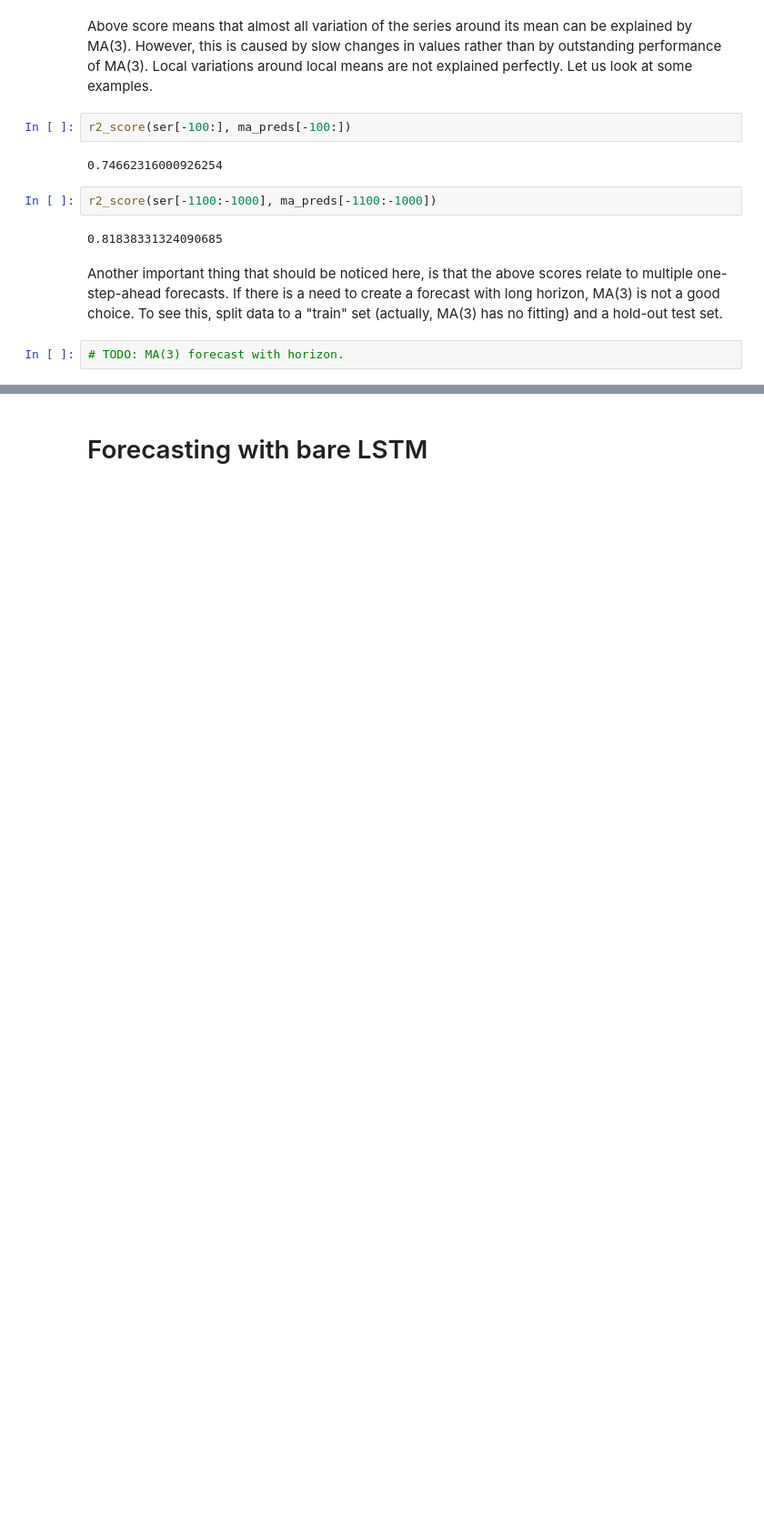
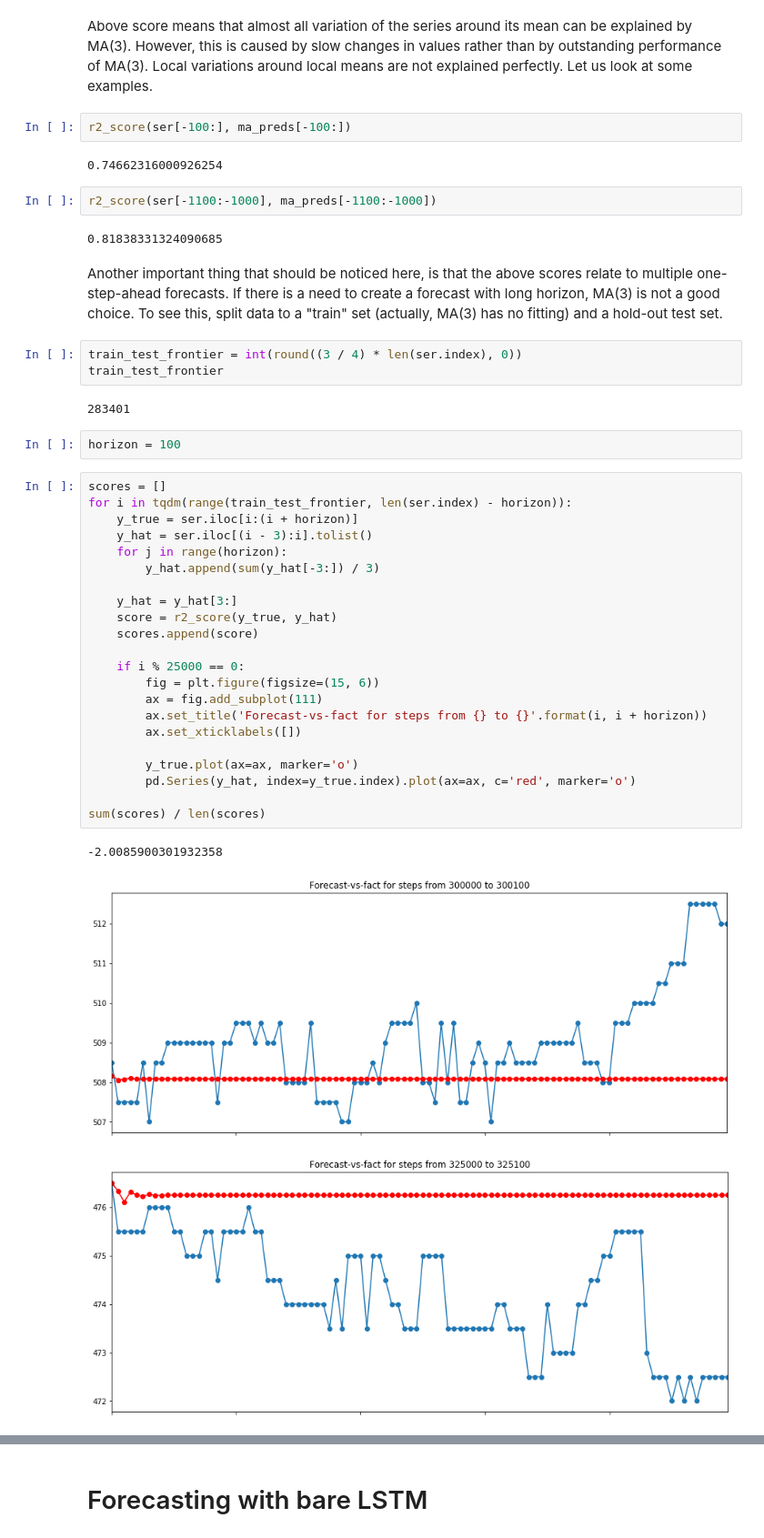
Before and after one commit to Nikolay-Lysenko/presentations, a Jupyter notebook: lstm_and_the_past/lstm_and_data_matrices_with_info_about_the_past.ipynb, the cells around one changed output, grey strips where cells are left out. Shown at 91% size. Saved outputs shown, nothing was run; the diff lists cells and outputs as text; blank space fills up the shorter version.

Commit message:
feat: Evaluate quality of MA(3) forecastng with horizon

```diff
--- a/lstm_and_the_past/lstm_and_data_matrices_with_info_about_the_past.ipynb
+++ b/lstm_and_the_past/lstm_and_data_matrices_with_info_about_the_past.ipynb
@@ -70,5 +74,36 @@ r2_score(ser[-1100:-1000], ma_preds[-1100:-1000])
 0.81838331324090685
 # %% [markdown]
 Another important thing that should be noticed here, is that the above scores relate to multiple one-step-ahead forecasts. If there is a need to create a forecast with long horizon, MA(3) is not a good choice. To see this, split data to a "train" set (actually, MA(3) has no fitting) and a hold-out test set.
-# %%
-# TODO: MA(3) forecast with horizon.
+# %%
+train_test_frontier = int(round((3 / 4) * len(ser.index), 0))
+train_test_frontier
+# %% [output]
+283401
+# %%
+horizon = 100
+# %%
+scores = []
+for i in tqdm(range(train_test_frontier, len(ser.index) - horizon)):
+    y_true = ser.iloc[i:(i + horizon)]
+    y_hat = ser.iloc[(i - 3):i].tolist()
+    for j in range(horizon):
+        y_hat.append(sum(y_hat[-3:]) / 3)
+
+    y_hat = y_hat[3:]
+    score = r2_score(y_true, y_hat)
+    scores.append(score)
+
+    if i % 25000 == 0:
+        fig = plt.figure(figsize=(15, 6))
+        ax = fig.add_subplot(111)
+        ax.set_title('Forecast-vs-fact for steps from {} to {}'.format(i, i + horizon))
+        ax.set_xticklabels([])
+
+        y_true.plot(ax=ax, marker='o')
+        pd.Series(y_hat, index=y_true.index).plot(ax=ax, c='red', marker='o')
+
+sum(scores) / len(scores)
+# %% [output]
+-2.0085900301932358
+[figure, added]
+[figure, added]
```
Also changed, not shown: parts of 8 cells of this notebook.
